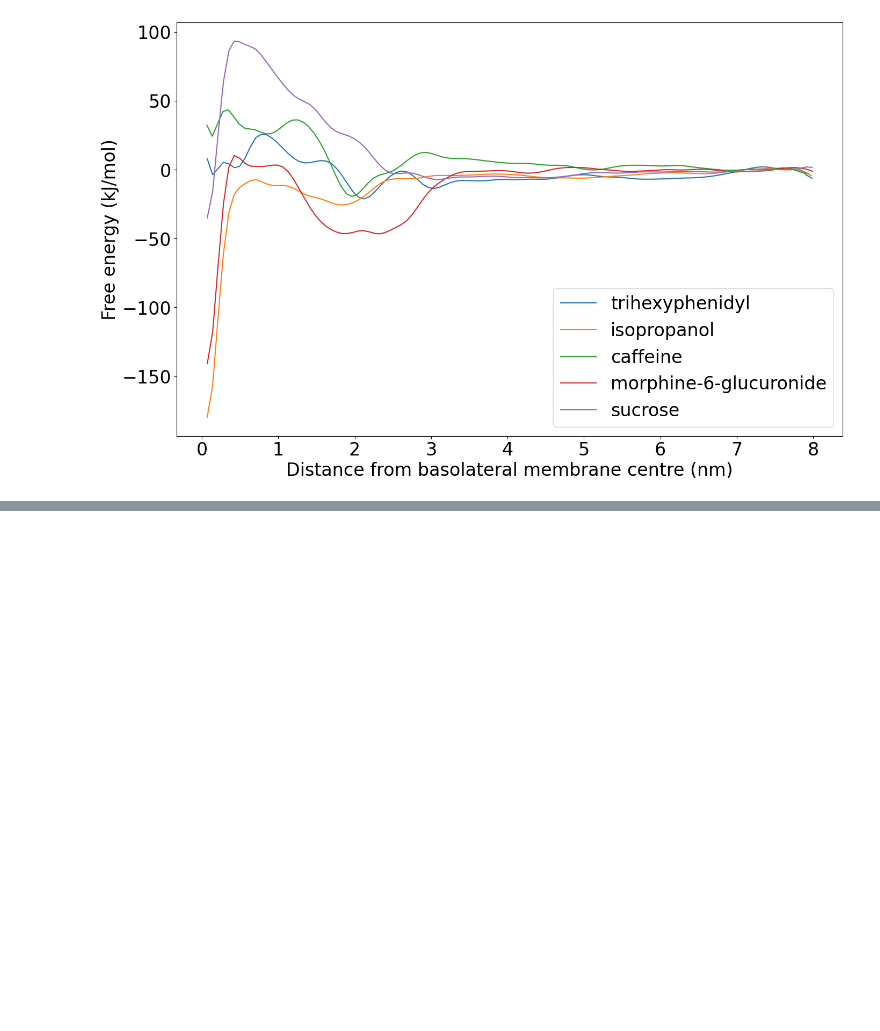
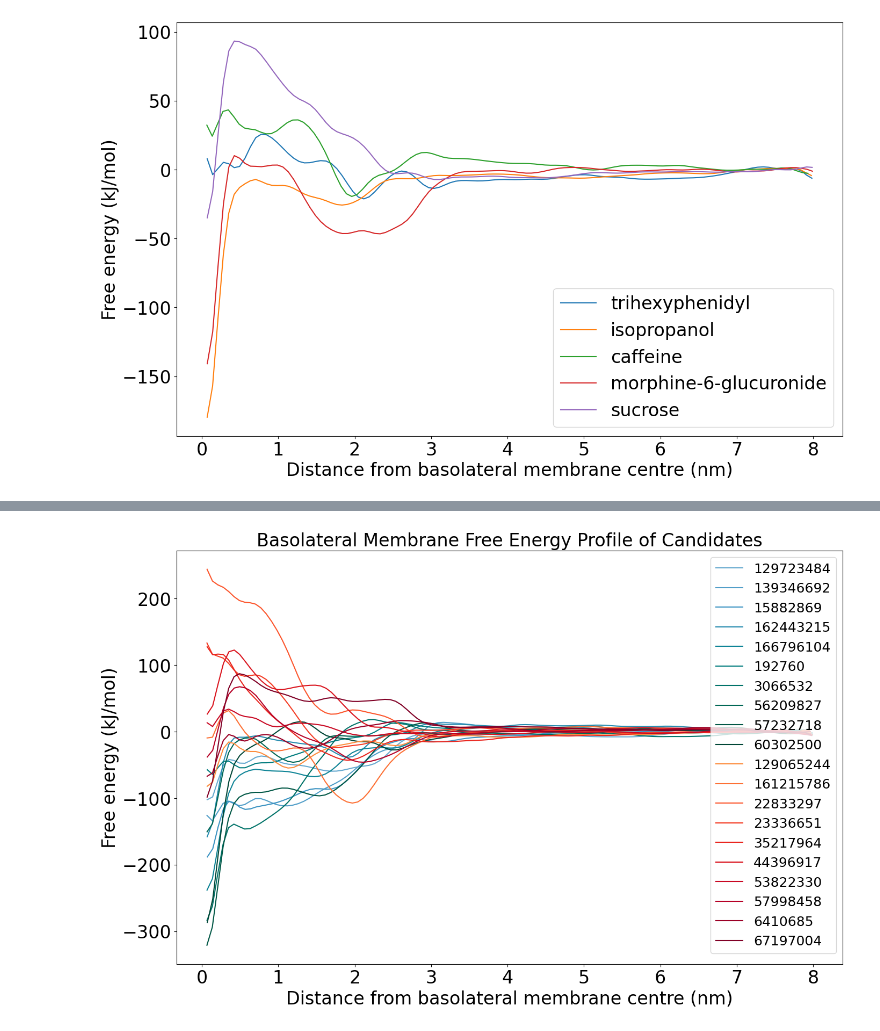
Before and after one commit to HenryJia/BBBP-MD, a Jupyter notebook: ipynb/plot_results.ipynb, the cells around one changed output, grey strips where cells are left out. Cells and saved outputs as stored; diff of their text form; code cells hidden in the pictures; blank space fills up the shorter version.

```diff
--- a/ipynb/plot_results.ipynb
+++ b/ipynb/plot_results.ipynb
@@ -338,0 +389,18 @@ for mem in membranes:
+# %%
+plt.figure(figsize=(16, 10))
+plt.title('Basolateral Membrane Free Energy Profile of Candidates', fontsize=24)
+
+for i, idx in enumerate(basolateral_pos_fes):
+    plt.plot(basolateral_pos_fes[idx]['d_abs'], basolateral_pos_fes[idx]['G'], label=idx, color=cmap_pos[i])
+
+for i, idx in enumerate(basolateral_neg_fes):
+    plt.plot(basolateral_neg_fes[idx]['d_abs'], basolateral_neg_fes[idx]['G'], label=idx, color=cmap_neg[i])
+
+plt.xlabel("Distance from " + mem + " membrane centre (nm)", fontsize=24)
+plt.ylabel("Free energy (kJ/mol)", fontsize=24)
+plt.xticks(fontsize=24)
+plt.yticks(fontsize=24)
+plt.legend(fontsize=18)
+plt.savefig("basolateral_fes.png")
+# %% [output]
+[figure, added]
```
Also changed, not shown: parts of 13 cells of this notebook, 13 other files.
